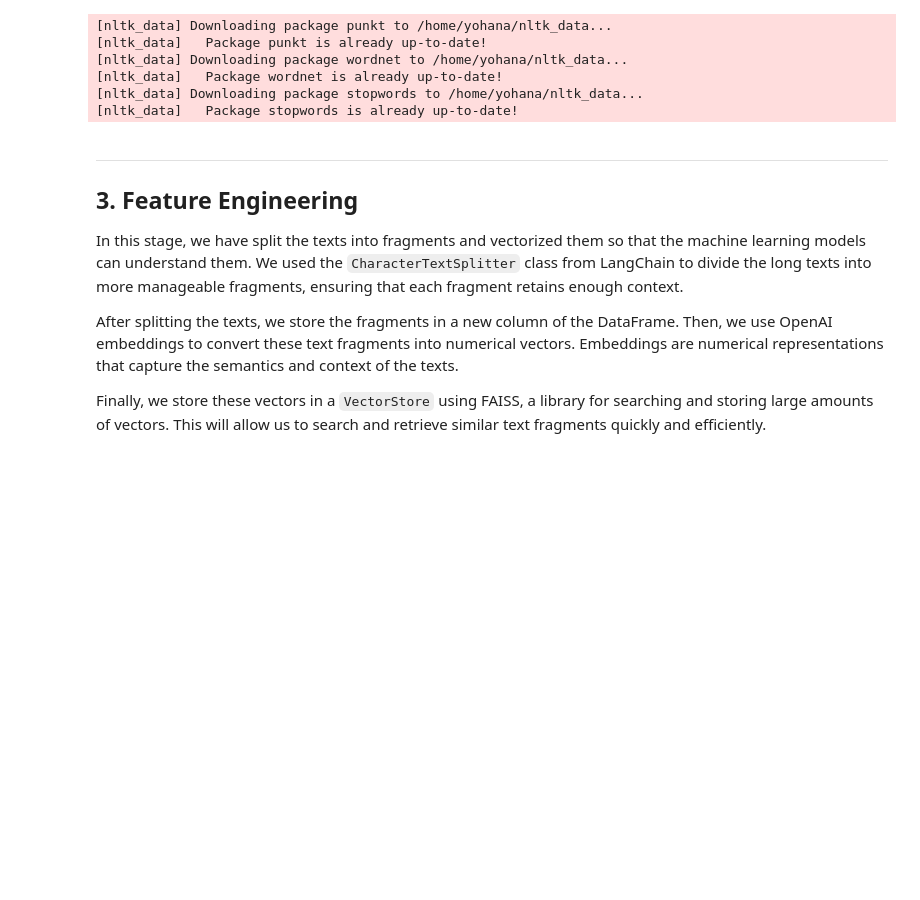
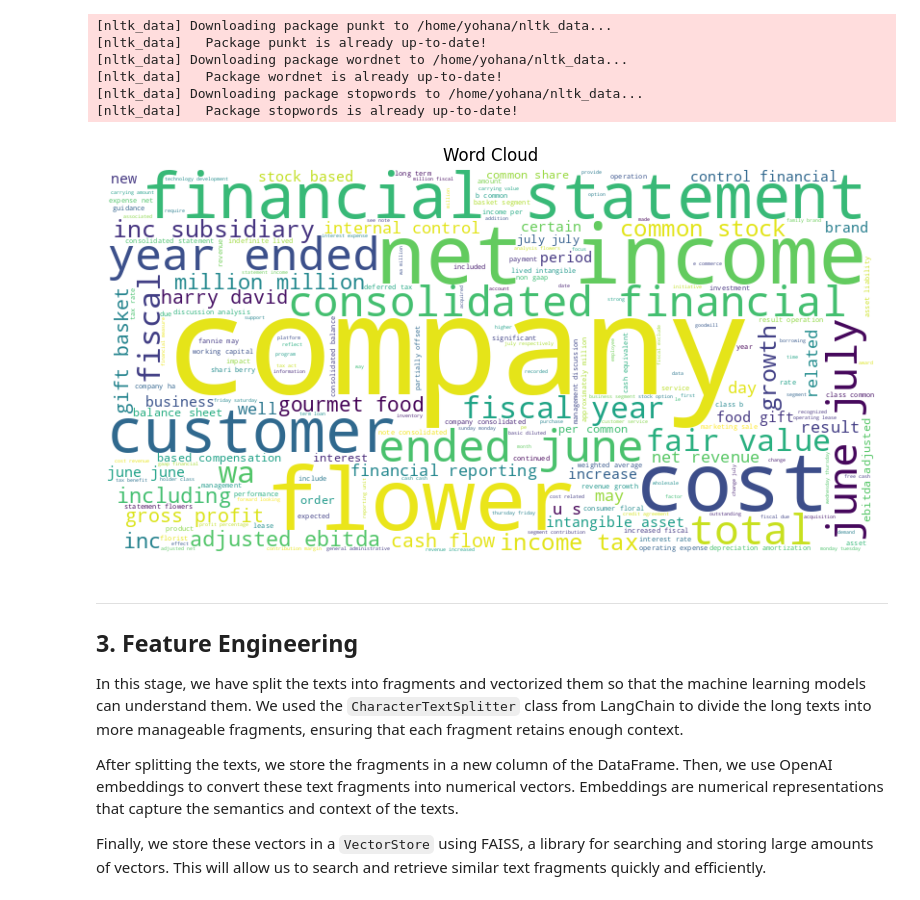
Before and after one commit to yohanacontrerasdev/aws_s3_data_downloader, a Jupyter notebook: notebooks/data_exploration.ipynb, the cells around one changed output. Drawn from its saved outputs; the diff is of its cells as text; code cells hidden in the pictures; blank space fills up the shorter version.

Commit message:
add plots file

```diff
--- a/notebooks/data_exploration.ipynb
+++ b/notebooks/data_exploration.ipynb
@@ -48,6 +51,10 @@ cleaned_text = text_normalizer.normalize_corpus(filtered_pdfs_df)
 [nltk_data]   Package wordnet is already up-to-date!
 [nltk_data] Downloading package stopwords to /home/yohana/nltk_data...
 [nltk_data]   Package stopwords is already up-to-date!
+# %%
+generar_word_cloud(cleaned_text)
+# %% [output]
+[figure, added]
 # %% [markdown]
 ---
 ## 3. Feature Engineering
```
Also changed, not shown: parts of 1 cell of this notebook, 1 other file.
